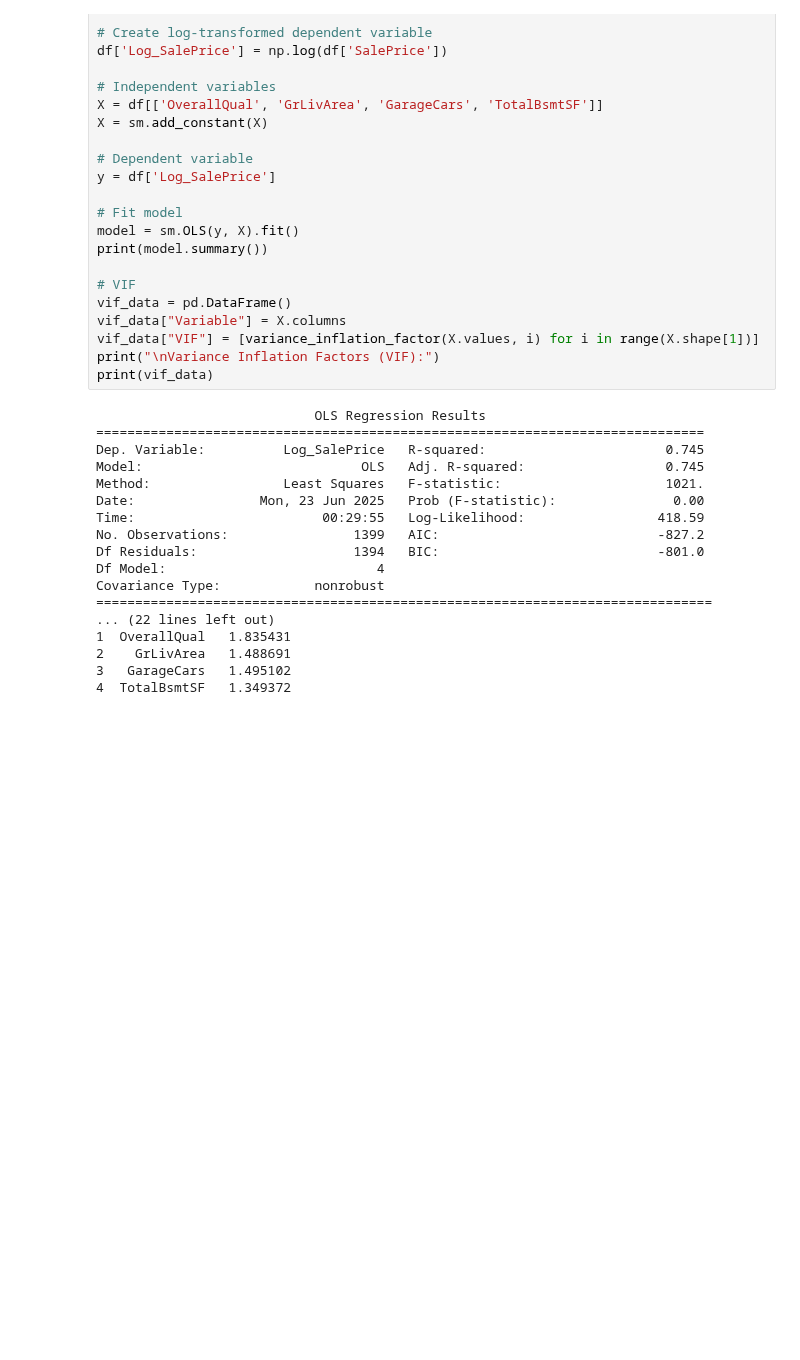
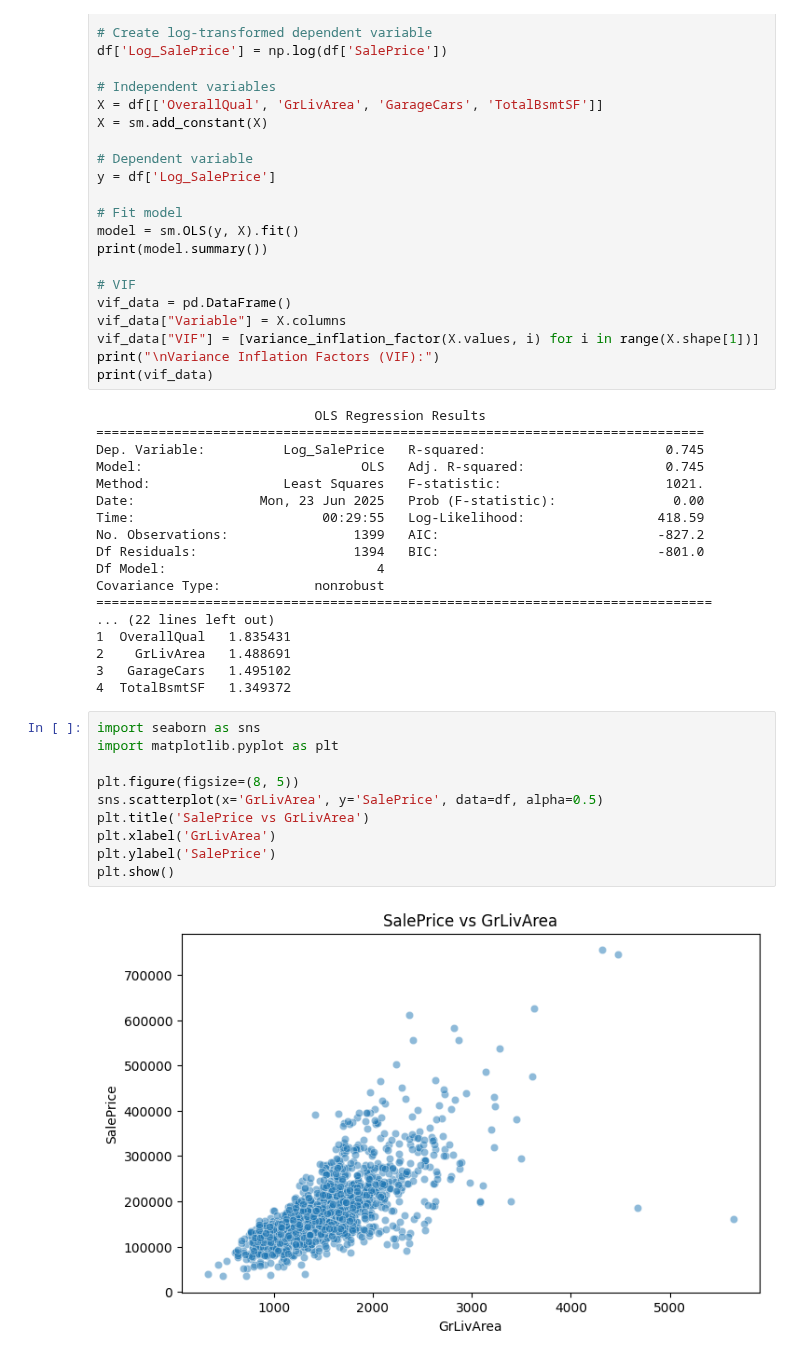
Before and after one commit to masumiuc/Unit-2-Capstone, a Jupyter notebook: Regression.ipynb, the cells around one changed output. Saved outputs shown, nothing was run; the diff lists cells and outputs as text; blank space fills up the shorter version.

```diff
--- a/Regression.ipynb
+++ b/Regression.ipynb
@@ -420,3 +418,15 @@ Covariance Type:            nonrobust
 2    GrLivArea   1.488691
 3   GarageCars   1.495102
 4  TotalBsmtSF   1.349372
+# %%
+import seaborn as sns
+import matplotlib.pyplot as plt
+
+plt.figure(figsize=(8, 5))
+sns.scatterplot(x='GrLivArea', y='SalePrice', data=df, alpha=0.5)
+plt.title('SalePrice vs GrLivArea')
+plt.xlabel('GrLivArea')
+plt.ylabel('SalePrice')
+plt.show()
+# %% [output]
+[figure, added]
```
Also changed, not shown: parts of 18 cells of this notebook, 1 other file.
